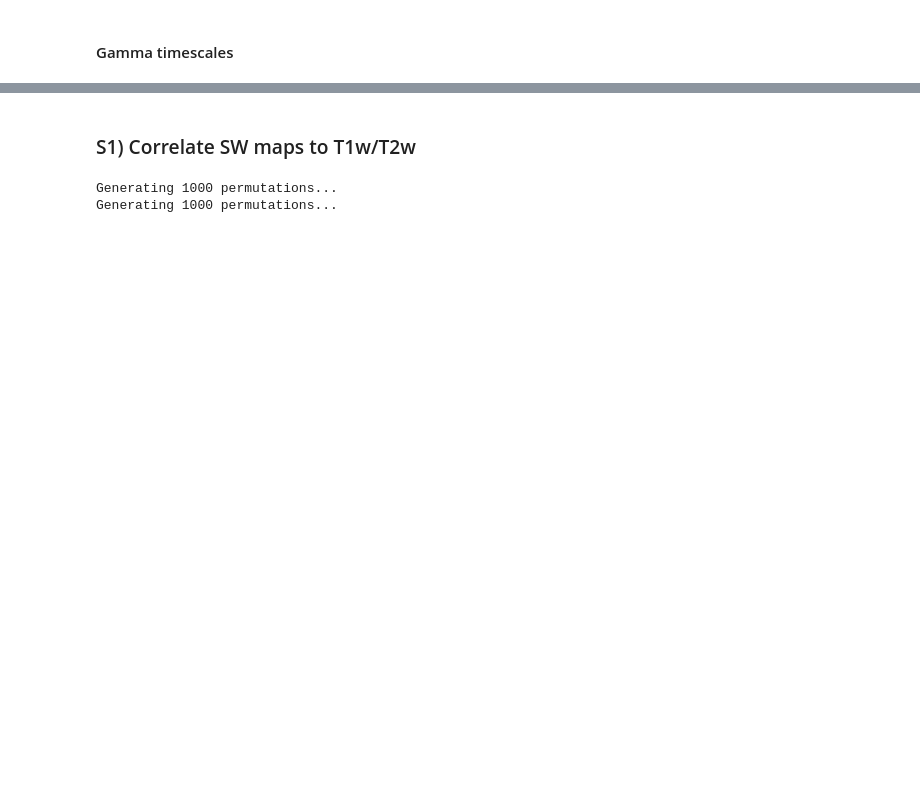
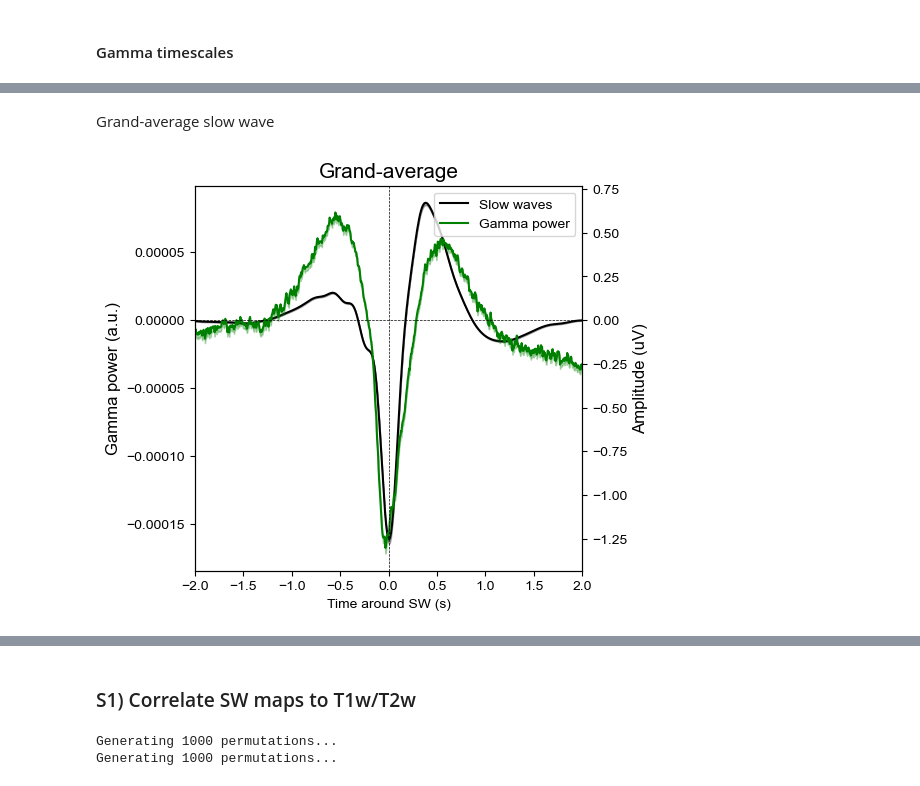
Before and after one commit to cusinatr/MNI-Analysis, a Jupyter notebook: Analysis/Fig_sw.ipynb, the cells around one changed output, grey strips where cells are left out. Saved outputs shown, nothing was run; the diff lists cells and outputs as text; code cells hidden in the pictures; blank space fills up the shorter version.

```diff
--- a/Analysis/Fig_sw.ipynb
+++ b/Analysis/Fig_sw.ipynb
@@ -307,0 +333,43 @@ Generating 1000 permutations...
+# %% [markdown]
+Grand-average slow wave
+# %%
+with open(sw_path.joinpath("epochs_sw_N3.pkl"), "rb") as f:
+    epo_sw_N3 = pickle.load(f)
+with open(sw_path.joinpath("epochs_gamma_N3.pkl"), "rb") as f:
+    epo_gamma_N3 = pickle.load(f)
+
+# Average on channels and subjects
+epo_sw_N3_avg = np.concatenate(
+    [
+        np.concatenate(
+            [epo_sw.mean(axis=0).reshape(1, -1) for epo_sw in epo_sw_N3_pat.values()],
+            axis=0,
+        ).mean(axis=0).reshape(1, -1)
+        for epo_sw_N3_pat in epo_sw_N3.values()
+    ],
+    axis= 0
+)
+epo_gamma_N3_avg = np.concatenate(
+    [
+        np.concatenate(
+            [epo_gamma.mean(axis=0).reshape(1, -1) for epo_gamma in epo_gamma_N3_pat.values()],
+            axis=0,
+        ).mean(axis=0).reshape(1, -1)
+        for epo_gamma_N3_pat in epo_gamma_N3.values()
+    ],
+    axis= 0
+)
+# %%
+fig, ax = plt.subplots(1, 1, figsize=(5, 5))
+plots_sw.plot_sw_gamma_single(
+    ax,
+    epo_sw_N3_avg,
+    epo_gamma_N3_avg,
+    2,
+    ch_name="Grand-average",
+)
+ax.set_xlim(-2, 2)
+ax.set_xlabel("Time around SW (s)")
+plt.show()
+# %% [output]
+[figure, added]
```
Also changed, not shown: parts of 11 cells of this notebook.
